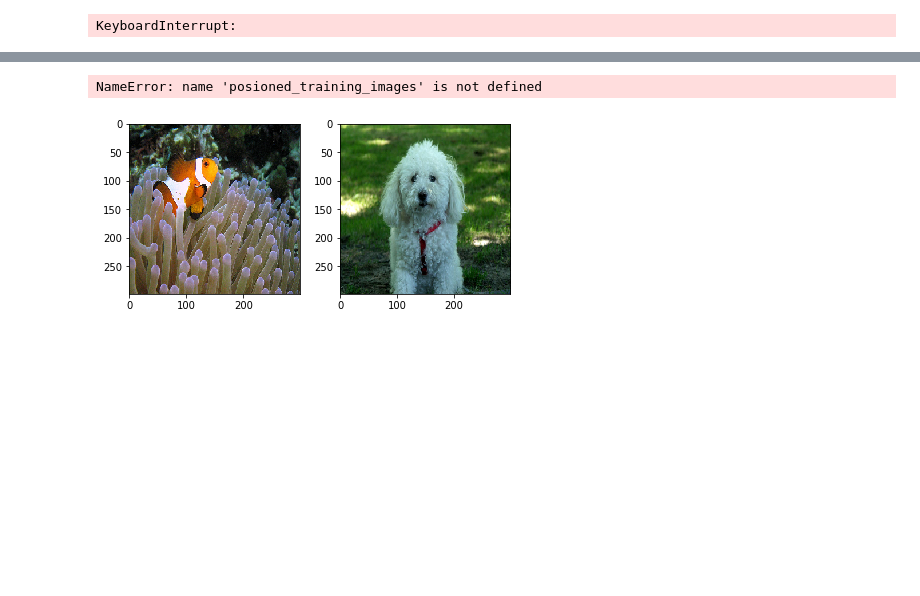
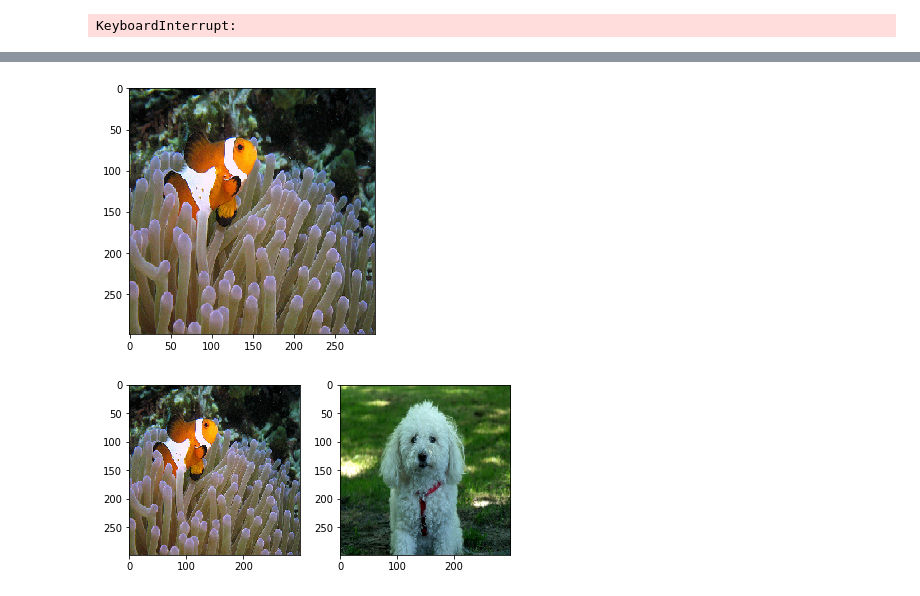
Before and after one commit to EyalSel/influence-release, a Jupyter notebook: scripts/baseline.ipynb, the cells around one changed output, grey strips where cells are left out. Saved outputs shown, nothing was run; the diff lists cells and outputs as text; code cells hidden in the pictures; blank space fills up the shorter version.

```diff
--- a/scripts/baseline.ipynb
+++ b/scripts/baseline.ipynb
@@ -378,8 +378,0 @@ NameError: name 'posioned_training_images' is not defined
-# %%
-# render_img(posioned_training_images.reshape((img_side,img_side,num_channels)))
-temp = max(max(posioned_training_images)) - min(min(posioned_training_images))
-posioned_training_images_temp = (posioned_training_images ) / temp
-render_img(posioned_training_images_temp.reshape((img_side,img_side,num_channels)))
-np.max(posioned_training_images)
-# %% [output]
-NameError: name 'posioned_training_images' is not defined
@@ -385,0 +381,5 @@ NameError: name 'posioned_training_images' is not defined
+# %%
+posioned_training_images_temp = fn(posioned_training_images[0])
+render_img(posioned_training_images_temp.reshape((img_side,img_side,num_channels)))
+# %% [output]
+[figure, added]
```
Also changed, not shown: parts of 8 cells of this notebook, 2 other files.
